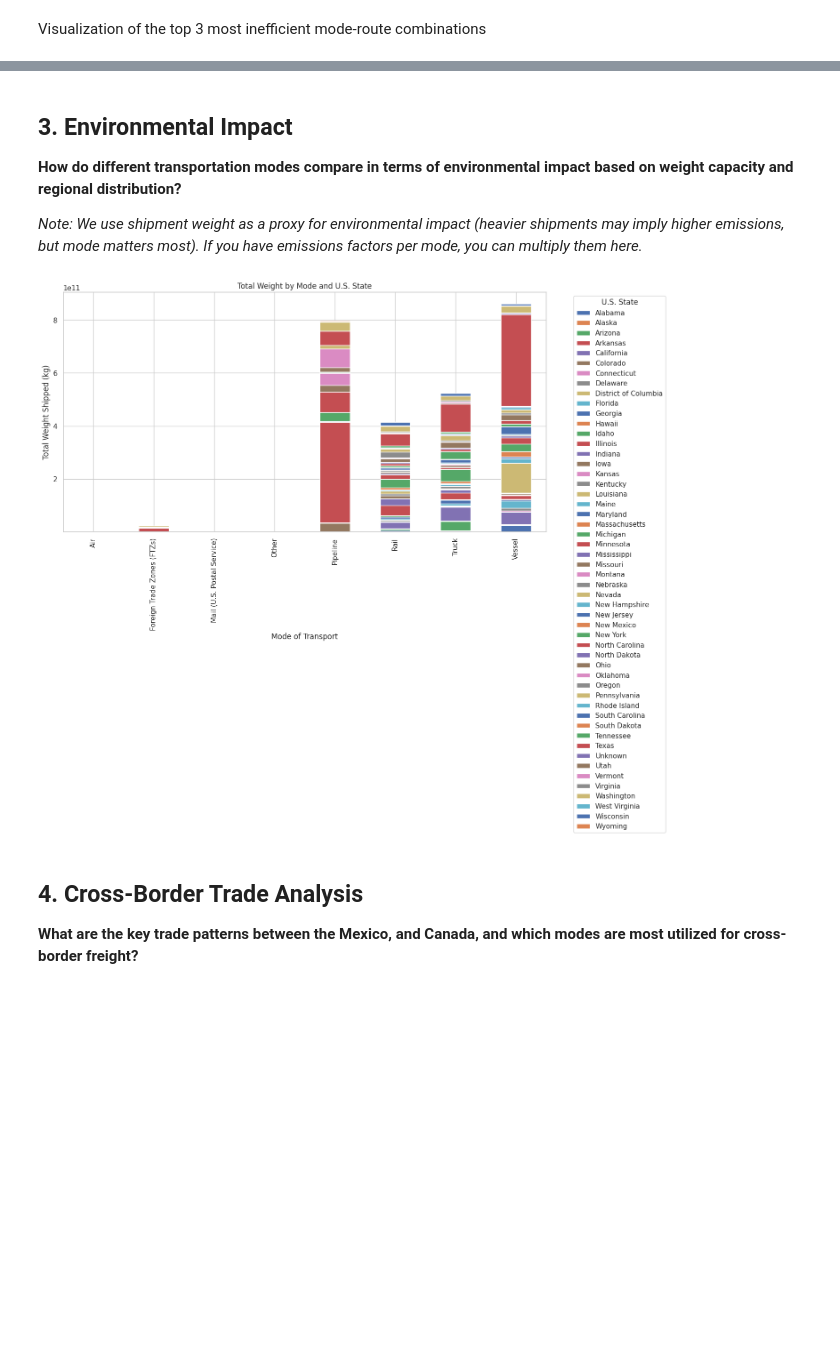
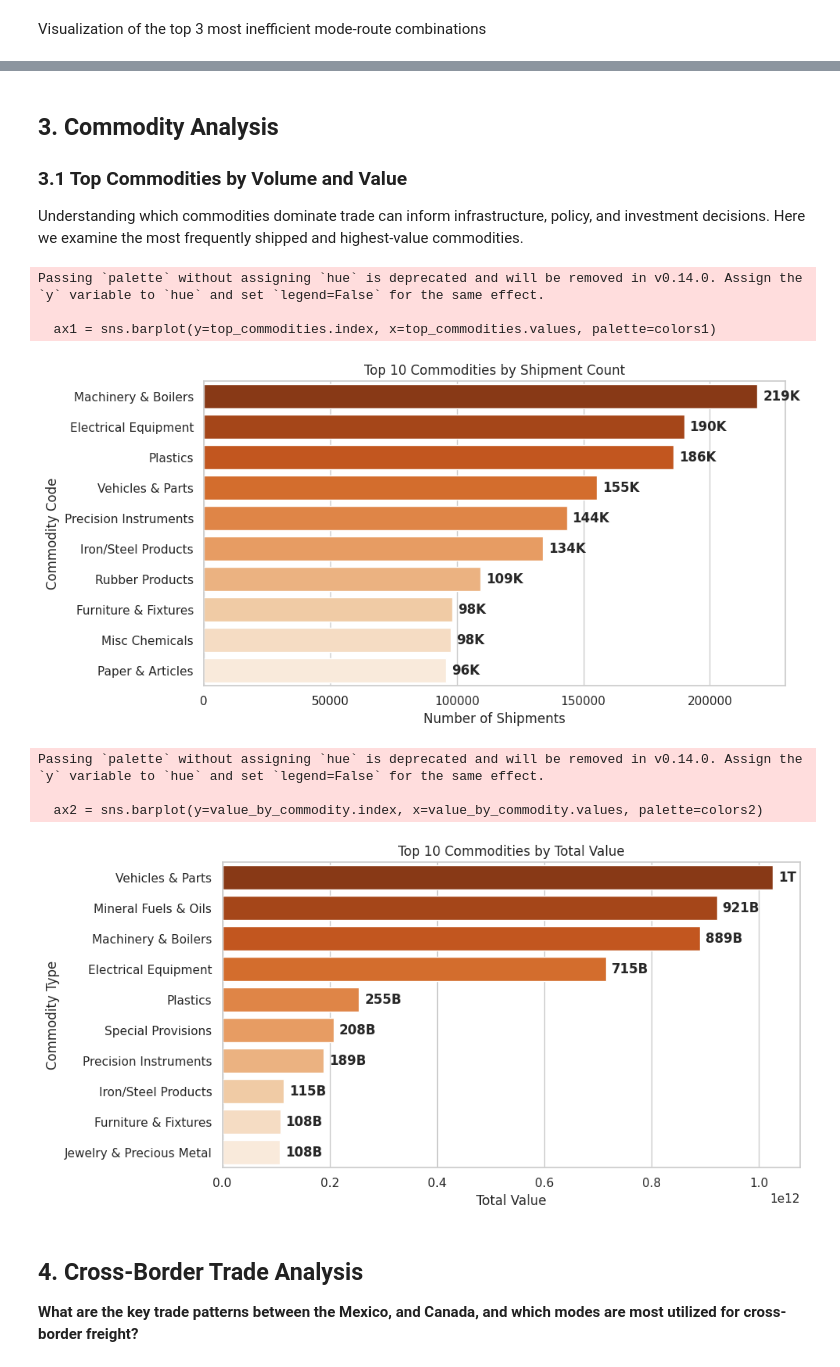
Before and after one commit to JohnEvansOkyere/Trans_BorderFreight_Data_Analysis, a Jupyter notebook: notebooks/eda_analysis_original.ipynb, the cells around one changed output, grey strips where cells are left out. Drawn from its saved outputs; the diff is of its cells as text; code cells hidden in the pictures; blank space fills up the shorter version.

```diff
--- a/notebooks/eda_analysis_original.ipynb
+++ b/notebooks/eda_analysis_original.ipynb
@@ -373,19 +460,64 @@ Passing `palette` without assigning `hue` is deprecated and will be removed in v
 # %% [markdown]
-## 3. Environmental Impact
-**How do different transportation modes compare in terms of environmental impact based on weight capacity and regional distribution?**
+## 3. Commodity Analysis
+### 3.1 Top Commodities by Volume and Value
 
-*Note: We use shipment weight as a proxy for environmental impact (heavier shipments may imply higher emissions, but mode matters most). If you have emissions factors per mode, you can multiply them here.*
+Understanding which commodities dominate trade can inform infrastructure, policy, and investment decisions. Here we examine the most frequently shipped and highest-value commodities.
 # %%
-# Aggregate total weight moved by mode and U.S. state
-env_impact = dot1.groupby(['Mode_of_Transport', 'US_State'])['Weight'].sum().unstack(fill_value=0)
-env_impact.plot(kind='bar', stacked=True, title='Total Weight by Mode and U.S. State')
-plt.ylabel('Total Weight Shipped (kg)')
-plt.xlabel('Mode of Transport')
-plt.legend(title='U.S. State', bbox_to_anchor=(1.05, 1), loc='upper left')
+def human_format(num):
+    num = float(num)
+    if abs(num) >= 1_000_000_000_000:
+        return f"{num/1_000_000_000_000:.0f}T"
+    elif abs(num) >= 1_000_000_000:
+        return f"{num/1_000_000_000:.0f}B"
+    elif abs(num) >= 1_000_000:
+        return f"{num/1_000_000:.0f}M"
+    elif abs(num) >= 1_000:
+        return f"{num/1_000:.0f}K"
+    else:
+        return f"{num:.0f}"
+
+# Top 10 Commodities by Shipment Count in dot2
+top_commodities = dot2['Commodity_Code'].value_counts().head(10)
+colors1 = sns.color_palette("Oranges", n_colors=len(top_commodities))[::-1]
+
+plt.figure(figsize=(10,5))
+ax1 = sns.barplot(y=top_commodities.index, x=top_commodities.values, palette=colors1)
+plt.title('Top 10 Commodities by Shipment Count')
+plt.xlabel('Number of Shipments')
+plt.ylabel('Commodity Code')
+
+# Add data labels (human readable)
+for i, v in enumerate(top_commodities.values):
+    ax1.text(v + max(top_commodities.values)*0.01, i, human_format(v), va='center', fontweight='bold')
+
 plt.tight_layout()
 plt.show()
+
+# By total value
+value_by_commodity = dot2.groupby('Commodity_Code')['Trade_Value'].sum().sort_values(ascending=False).head(10)
+colors2 = sns.color_palette("Oranges", n_colors=len(value_by_commodity))[::-1]
+
+plt.figure(figsize=(10,5))
+ax2 = sns.barplot(y=value_by_commodity.index, x=value_by_commodity.values, palette=colors2)
+plt.title('Top 10 Commodities by Total Value')
+plt.xlabel('Total Value')
+plt.ylabel('Commodity Type')
+
+# Add data labels (human readable)
+for i, v in enumerate(value_by_commodity.values):
+    ax2.text(v + max(value_by_commodity.values)*0.01, i, human_format(v), va='center', fontweight='bold')
+
+plt.tight_layout()
+plt.show()
 # %% [output]
+Passing `palette` without assigning `hue` is deprecated and will be removed in v0.14.0. Assign the `y` variable to `hue` and set `legend=False` for the same effect.
+
+  ax1 = sns.barplot(y=top_commodities.index, x=top_commodities.values, palette=colors1)
-[figure, old version]
+[figure, new version]
+Passing `palette` without assigning `hue` is deprecated and will be removed in v0.14.0. Assign the `y` variable to `hue` and set `legend=False` for the same effect.
+
+  ax2 = sns.barplot(y=value_by_commodity.index, x=value_by_commodity.values, palette=colors2)
+[figure, added]
 # %% [markdown]
 ## 4. Cross-Border Trade Analysis
 **What are the key trade patterns between the Mexico, and Canada, and which modes are most utilized for cross-border freight?**
```
Also changed, not shown: parts of 16 cells of this notebook, 3 other files.
